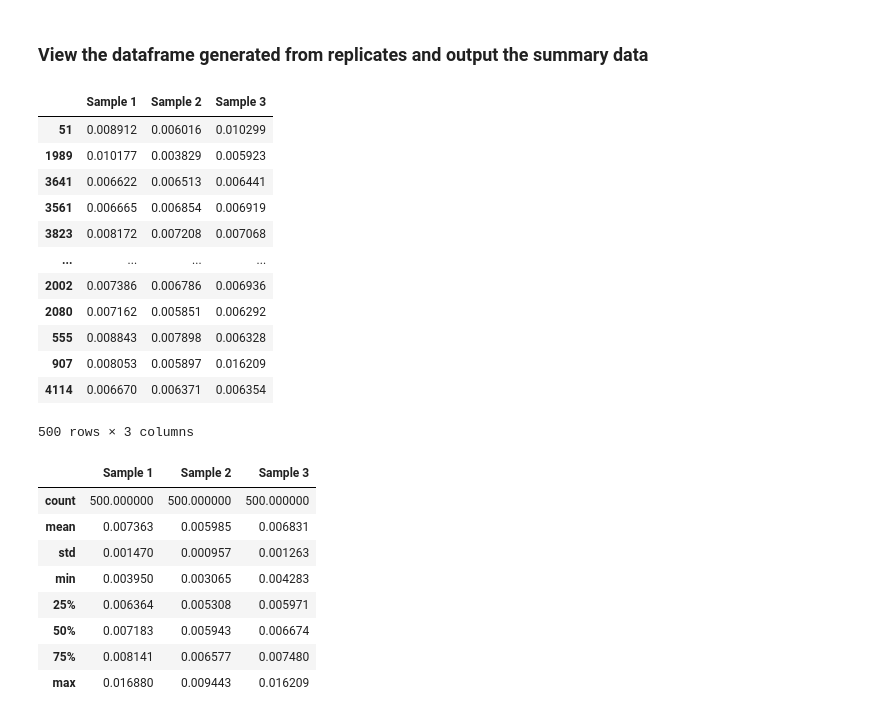
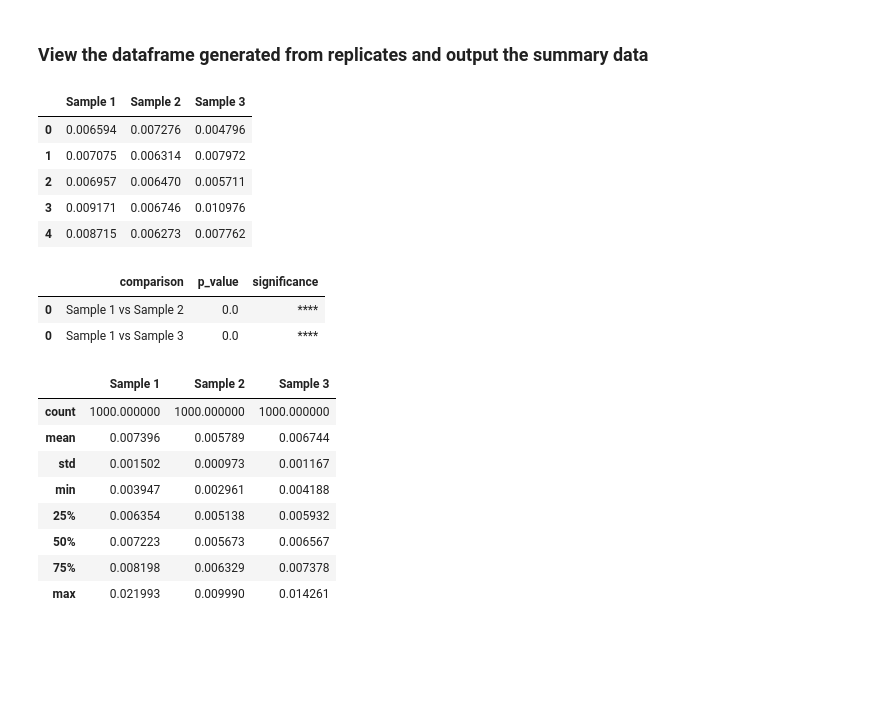
Before and after one commit to charliebidgood/CytView, a Jupyter notebook: example.ipynb, the cells around one changed output. Drawn from its saved outputs; the diff is of its cells as text; code cells hidden in the pictures; blank space fills up the shorter version.

```diff
--- a/example.ipynb
+++ b/example.ipynb
@@ -105,7 +105,7 @@ Significance is calculated for every sample against the first using Dunnett’s
 """
 
 plot = cv.group_plot(dataframe=df, measurement="Measurement_1", identifier="Metadata_Well",
-                     groupings=groupings, labels = labels, size=2, draw=True)
+                     groupings=groupings, labels = labels, size=2, draw=True, obs_max=1000)
 plt.tight_layout()
 plt.show()
 # %% [output]
@@ -117,37 +115,37 @@ Sample 1 vs Sample 3 : p value: 1.95e-09 (****)
 # %%
 """
 View the grouped dataframe. Note: similarly to the cell_plot() function the data has been down-sampled.
 In order to adjust the number of observations sampled (default: 500) change the obs_max parameter.
 """
 
-plot["dataframe"]
+plot["dataframe"].head()
 # %% [output]
 |  | Sample 1 | Sample 2 | Sample 3 |
-| 51 | 0.008912 | 0.006016 | 0.010299 |
-| 1989 | 0.010177 | 0.003829 | 0.005923 |
-| 3641 | 0.006622 | 0.006513 | 0.006441 |
-| 3561 | 0.006665 | 0.006854 | 0.006919 |
-| 3823 | 0.008172 | 0.007208 | 0.007068 |
-| ... | ... | ... | ... |
-| 2002 | 0.007386 | 0.006786 | 0.006936 |
-| 2080 | 0.007162 | 0.005851 | 0.006292 |
-| 555 | 0.008843 | 0.007898 | 0.006328 |
-| 907 | 0.008053 | 0.005897 | 0.016209 |
-| 4114 | 0.006670 | 0.006371 | 0.006354 |
+| 0 | 0.006594 | 0.007276 | 0.004796 |
+| 1 | 0.007075 | 0.006314 | 0.007972 |
+| 2 | 0.006957 | 0.006470 | 0.005711 |
+| 3 | 0.009171 | 0.006746 | 0.010976 |
+| 4 | 0.008715 | 0.006273 | 0.007762 |
-500 rows × 3 columns
+# %%
+# p_values and significance levels of comparisons
+plot["stats"]
+# %% [output]
+|  | comparison | p_value | significance |
+| 0 | Sample 1 vs Sample 2 | 0.0 | **** |
+| 0 | Sample 1 vs Sample 3 | 0.0 | **** |
 # %%
 # Summary of grouped dataframe including mean, standard deviation, interquartile ranges and min/max values.
 plot["summary"]
 # %% [output]
 |  | Sample 1 | Sample 2 | Sample 3 |
-| count | 500.000000 | 500.000000 | 500.000000 |
-| mean | 0.007363 | 0.005985 | 0.006831 |
-| std | 0.001470 | 0.000957 | 0.001263 |
-| min | 0.003950 | 0.003065 | 0.004283 |
-| 25% | 0.006364 | 0.005308 | 0.005971 |
-| 50% | 0.007183 | 0.005943 | 0.006674 |
-| 75% | 0.008141 | 0.006577 | 0.007480 |
-| max | 0.016880 | 0.009443 | 0.016209 |
+| count | 1000.000000 | 1000.000000 | 1000.000000 |
+| mean | 0.007396 | 0.005789 | 0.006744 |
+| std | 0.001502 | 0.000973 | 0.001167 |
+| min | 0.003947 | 0.002961 | 0.004188 |
+| 25% | 0.006354 | 0.005138 | 0.005932 |
+| 50% | 0.007223 | 0.005673 | 0.006567 |
+| 75% | 0.008198 | 0.006329 | 0.007378 |
+| max | 0.021993 | 0.009990 | 0.014261 |
 # %%
 """
 CytView also allows you to directly perform measurement extraction and down-sampling
```
Also changed, not shown: parts of 5 cells of this notebook, 4 other files.
